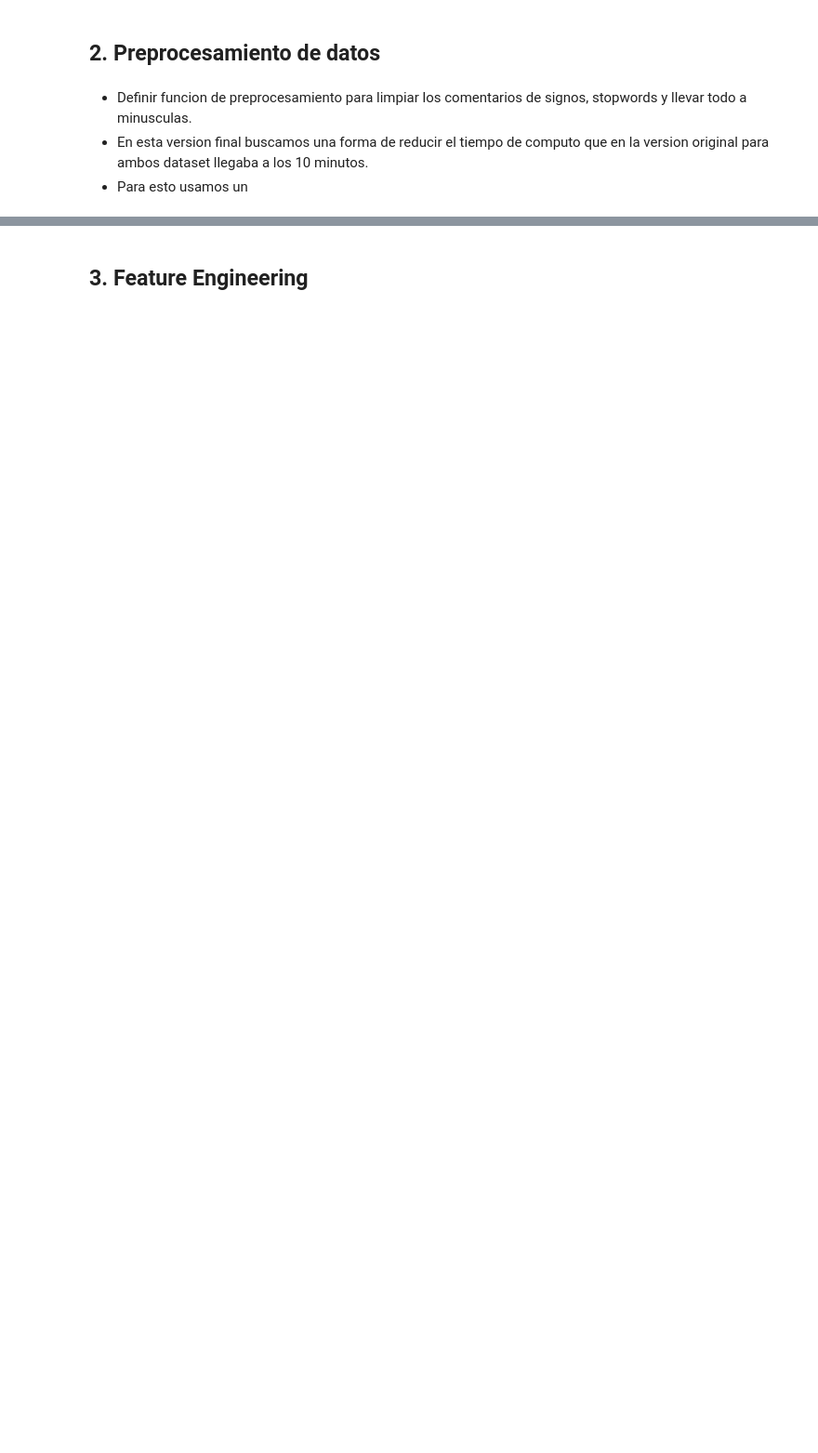
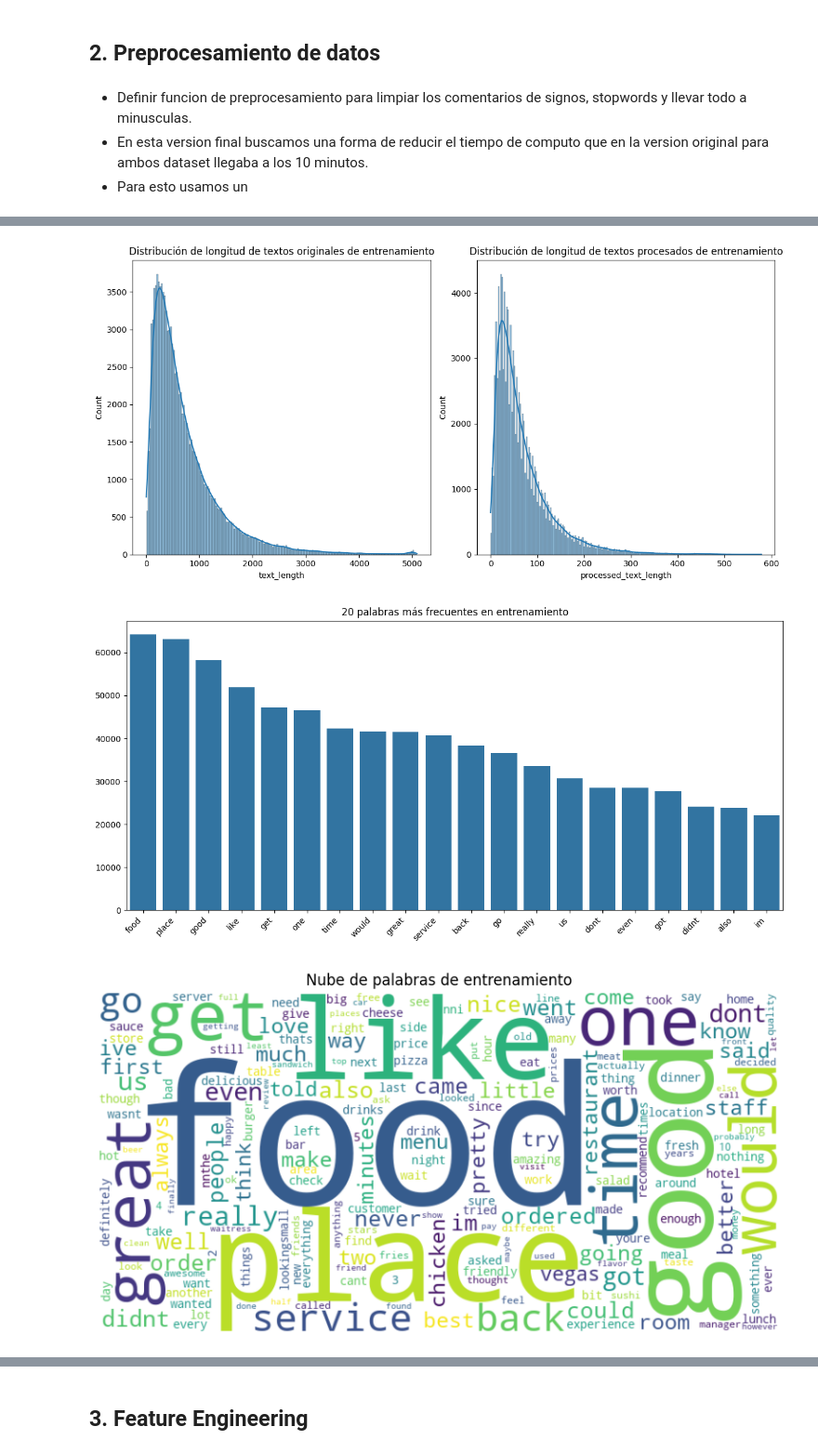
Before and after one commit to betancourtfit/curso-nlp-and-deep-learning, a Jupyter notebook: Entrega Final/entrega final.ipynb, the cells around one changed output, grey strips where cells are left out. Shown at 93% size. Cells and saved outputs as stored; diff of their text form; code cells hidden in the pictures; blank space fills up the shorter version.

```diff
--- a/Entrega Final/entrega final.ipynb
+++ b/Entrega Final/entrega final.ipynb
@@ -245,12 +231,0 @@ note: This error originates from a subprocess, and is likely not a problem with
-# %%
-import spacy
-
-nlp = spacy.load("en_core_web_sm", disable=["parser", "ner"])
-
-def spacy_preprocess(text):
-    doc = nlp(text)
-    return " ".join([token.lemma_.lower() for token in doc if not token.is_stop and token.is_alpha])
-
-# Aplicar preprocesamiento con SpaCy
-train_df['processed_text'] = train_df['text'].apply(spacy_preprocess)
-test_df['processed_text'] = test_df['text'].apply(spacy_preprocess)
@@ -258,0 +267,6 @@ OSError: [E050] Can't find model 'en_core_web_sm'. It doesn't seem to be a Pytho
+# %%
+## preprocesamos el text en una nueva columna
+train_df['processed_text'] = train_df['text'].apply(preprocess_text)
+test_df['processed_text'] = test_df['text'].apply(preprocess_text)
+print("Dataset de entrenamiento:")
+train_df.sample(4)
@@ -260,0 +288,52 @@ train_df.sample(8)
+# %%
+def perform_eda(train_df, test_df):
+    # 1. Análisis de longitud de textos
+    train_df['text_length'] = train_df['text'].apply(len)
+    train_df['processed_text_length'] = train_df['processed_text'].apply(len)
+
+    plt.figure(figsize=(12, 6))
+    plt.subplot(1, 2, 1)
+    sns.histplot(train_df['text_length'], kde=True)
+    plt.title('Distribución de longitud de textos originales de entrenamiento')
+    plt.subplot(1, 2, 2)
+    sns.histplot(train_df['processed_text_length'], kde=True)
+    plt.title('Distribución de longitud de textos procesados de entrenamiento')
+    plt.tight_layout()
+    plt.show()
+
+    # 2. Análisis de frecuencia de palabras
+    all_words = [word for tokens in train_df['processed_text'] for word in tokens]
+    word_freq = Counter(all_words)
+
+    plt.figure(figsize=(12, 6))
+    word_freq.most_common(20)
+    sns.barplot(x=[word[0] for word in word_freq.most_common(20)],
+                y=[word[1] for word in word_freq.most_common(20)])
+    plt.title('20 palabras más frecuentes en entrenamiento')
+    plt.xticks(rotation=45, ha='right')
+    plt.tight_layout()
+    plt.show()
+
+    # 3. Nube de palabras
+    wordcloud = WordCloud(width=800, height=400, background_color='white').generate_from_frequencies(word_freq)
+    plt.figure(figsize=(10, 5))
+    plt.imshow(wordcloud, interpolation='bilinear')
+    plt.axis('off')
+    plt.title('Nube de palabras de entrenamiento')
+    plt.show()
+
+    # 4. Comparación entre conjuntos de entrenamiento y prueba
+    train_vocab = set([word for tokens in train_df['processed_text'] for word in tokens])
+    test_vocab = set([word for tokens in test_df['processed_text'] for word in tokens])
+
+    print(f"Tamaño del vocabulario de entrenamiento: {len(train_vocab)}")
+    print(f"Tamaño del vocabulario de prueba: {len(test_vocab)}")
+    print(f"Palabras en prueba pero no en entrenamiento: {len(test_vocab - train_vocab)}")
+    print(f"Porcentaje de palabras de prueba no vistas en entrenamiento: {len(test_vocab - train_vocab) / len(test_vocab) * 100:.2f}%")
+
+# Ejecutar el EDA
+perform_eda(train_df, test_df)
+# %% [output]
+[figure, added]
+[figure, added]
+[figure, added]
```
Also changed, not shown: parts of 34 cells of this notebook, 3 other files.
